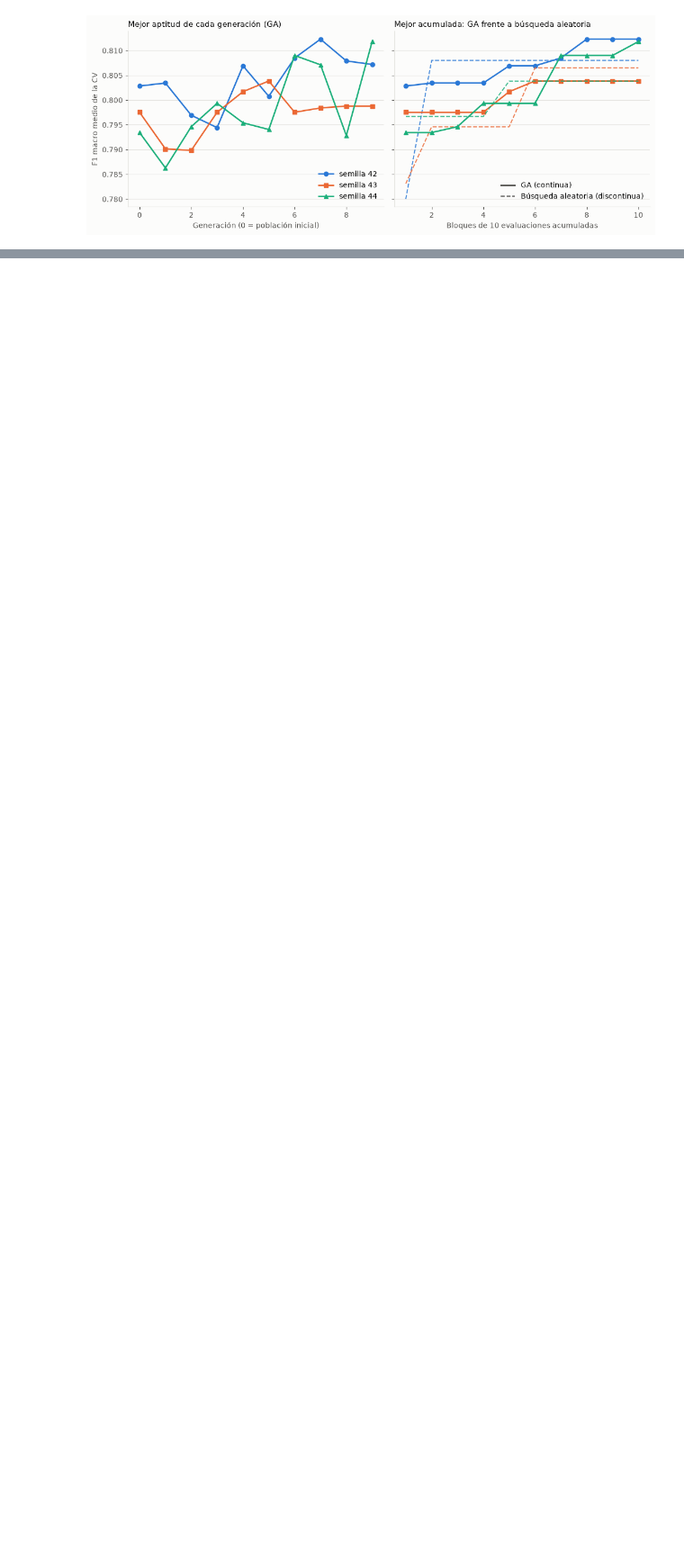
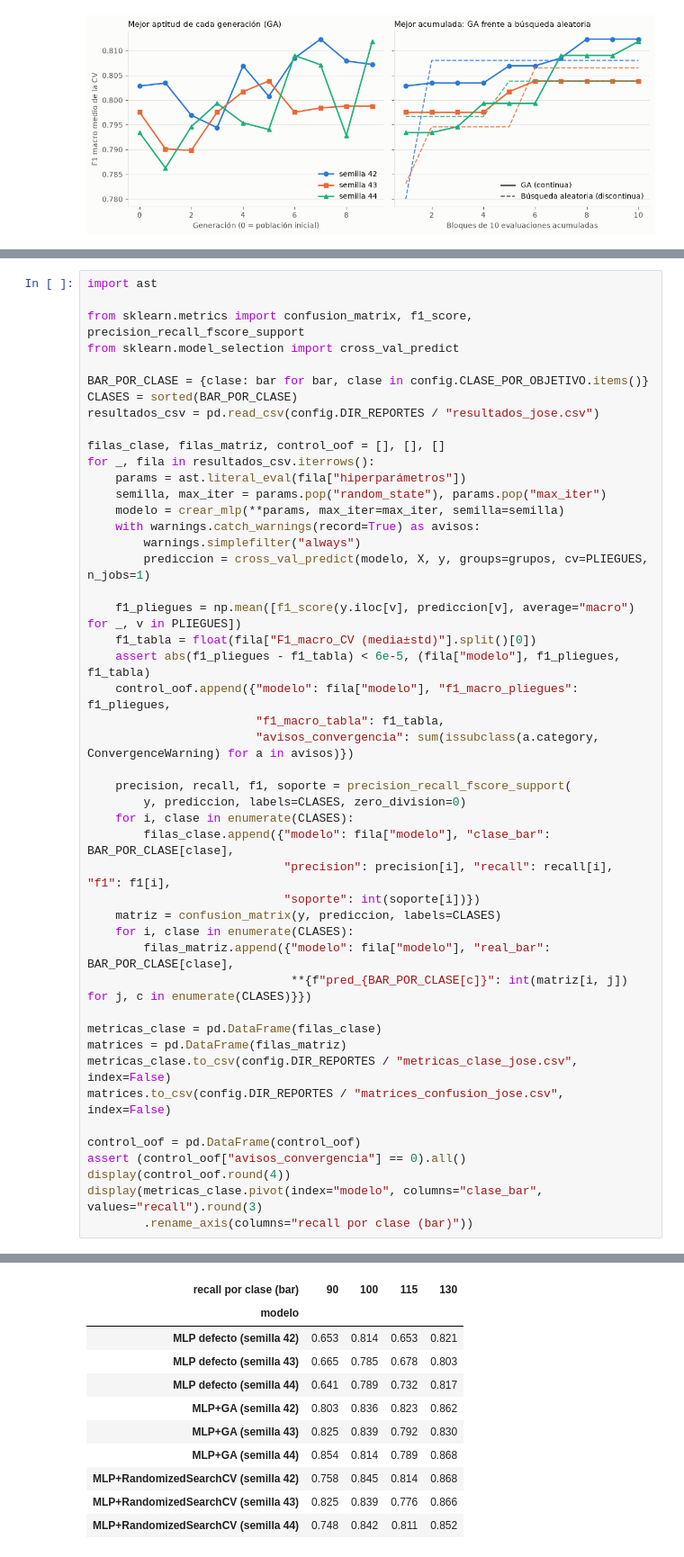
Before and after one commit to Joseepc18/IC-Proyecto-G7, a Jupyter notebook: notebooks/03_metaheuristica.ipynb, the cells around one changed output, grey strips where cells are left out. Shown at 90% size. Saved outputs shown, nothing was run; the diff lists cells and outputs as text; blank space fills up the shorter version.

```diff
--- a/notebooks/03_metaheuristica.ipynb
+++ b/notebooks/03_metaheuristica.ipynb
@@ -389,0 +396,48 @@ plt.show()
+# %%
+import ast
+
+from sklearn.metrics import confusion_matrix, f1_score, precision_recall_fscore_support
+from sklearn.model_selection import cross_val_predict
+
+BAR_POR_CLASE = {clase: bar for bar, clase in config.CLASE_POR_OBJETIVO.items()}
+CLASES = sorted(BAR_POR_CLASE)
+resultados_csv = pd.read_csv(config.DIR_REPORTES / "resultados_jose.csv")
+
+filas_clase, filas_matriz, control_oof = [], [], []
+for _, fila in resultados_csv.iterrows():
+    params = ast.literal_eval(fila["hiperparámetros"])
+    semilla, max_iter = params.pop("random_state"), params.pop("max_iter")
+    modelo = crear_mlp(**params, max_iter=max_iter, semilla=semilla)
+    with warnings.catch_warnings(record=True) as avisos:
+        warnings.simplefilter("always")
+        prediccion = cross_val_predict(modelo, X, y, groups=grupos, cv=PLIEGUES, n_jobs=1)
+
+    f1_pliegues = np.mean([f1_score(y.iloc[v], prediccion[v], average="macro") for _, v in PLIEGUES])
+    f1_tabla = float(fila["F1_macro_CV (media±std)"].split()[0])
+    assert abs(f1_pliegues - f1_tabla) < 6e-5, (fila["modelo"], f1_pliegues, f1_tabla)
+    control_oof.append({"modelo": fila["modelo"], "f1_macro_pliegues": f1_pliegues,
+                        "f1_macro_tabla": f1_tabla,
+                        "avisos_convergencia": sum(issubclass(a.category, ConvergenceWarning) for a in avisos)})
+
+    precision, recall, f1, soporte = precision_recall_fscore_support(
+        y, prediccion, labels=CLASES, zero_division=0)
+    for i, clase in enumerate(CLASES):
+        filas_clase.append({"modelo": fila["modelo"], "clase_bar": BAR_POR_CLASE[clase],
+                            "precision": precision[i], "recall": recall[i], "f1": f1[i],
+                            "soporte": int(soporte[i])})
+    matriz = confusion_matrix(y, prediccion, labels=CLASES)
+    for i, clase in enumerate(CLASES):
+        filas_matriz.append({"modelo": fila["modelo"], "real_bar": BAR_POR_CLASE[clase],
+                             **{f"pred_{BAR_POR_CLASE[c]}": int(matriz[i, j]) for j, c in enumerate(CLASES)}})
+
+metricas_clase = pd.DataFrame(filas_clase)
+matrices = pd.DataFrame(filas_matriz)
+metricas_clase.to_csv(config.DIR_REPORTES / "metricas_clase_jose.csv", index=False)
+matrices.to_csv(config.DIR_REPORTES / "matrices_confusion_jose.csv", index=False)
+
+control_oof = pd.DataFrame(control_oof)
+assert (control_oof["avisos_convergencia"] == 0).all()
+display(control_oof.round(4))
+display(metricas_clase.pivot(index="modelo", columns="clase_bar", values="recall").round(3)
+        .rename_axis(columns="recall por clase (bar)"))
+# %% [output]
@@ -389,0 +454,11 @@ plt.show()
+| recall por clase (bar) | 90 | 100 | 115 | 130 |
+| modelo |  |  |  |  |
+| MLP defecto (semilla 42) | 0.653 | 0.814 | 0.653 | 0.821 |
+| MLP defecto (semilla 43) | 0.665 | 0.785 | 0.678 | 0.803 |
+| MLP defecto (semilla 44) | 0.641 | 0.789 | 0.732 | 0.817 |
+| MLP+GA (semilla 42) | 0.803 | 0.836 | 0.823 | 0.862 |
+| MLP+GA (semilla 43) | 0.825 | 0.839 | 0.792 | 0.830 |
+| MLP+GA (semilla 44) | 0.854 | 0.814 | 0.789 | 0.868 |
+| MLP+RandomizedSearchCV (semilla 42) | 0.758 | 0.845 | 0.814 | 0.868 |
+| MLP+RandomizedSearchCV (semilla 43) | 0.825 | 0.839 | 0.776 | 0.866 |
+| MLP+RandomizedSearchCV (semilla 44) | 0.748 | 0.842 | 0.811 | 0.852 |
```
Also changed, not shown: parts of 9 cells of this notebook, 2 other files.
